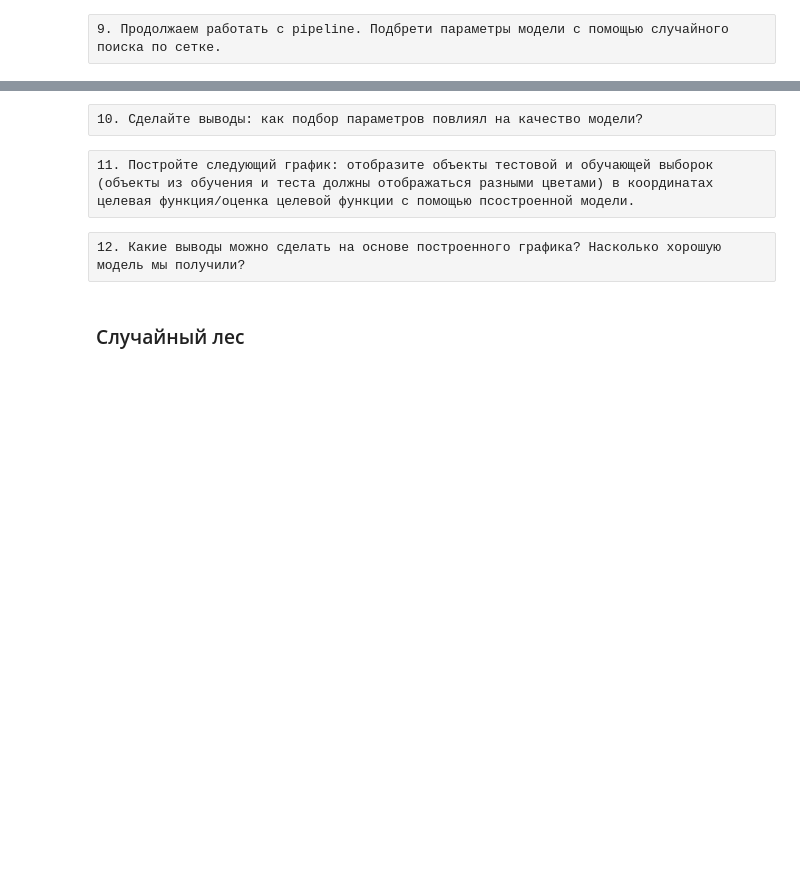
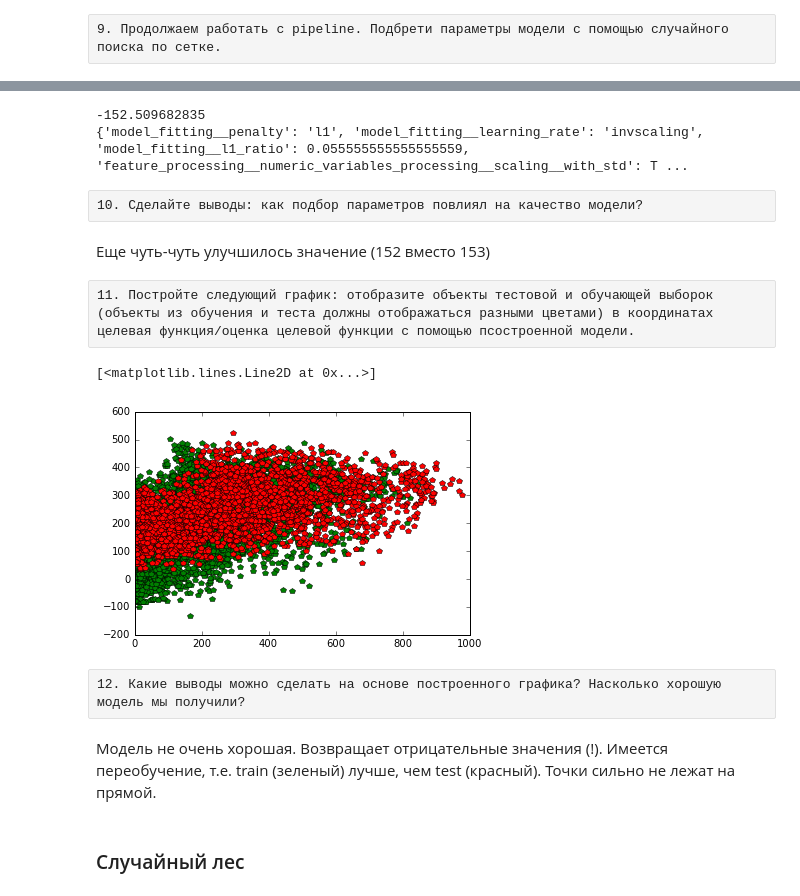
Before and after one commit to etoestja/inf, a Jupyter notebook: mipt/s6/python/task2/Assignment.ipynb, the cells around one changed output, grey strips where cells are left out. Drawn from its saved outputs; the diff is of its cells as text; code cells hidden in the pictures; blank space fills up the shorter version.

```diff
--- a/mipt/s6/python/task2/Assignment.ipynb
+++ b/mipt/s6/python/task2/Assignment.ipynb
@@ -86,6 +323,9 @@ import pandas as pd
 6. Теперь давайте по-разному обработаем признаки разного типа. Для того, чтобы удобно работать с набором преобразований данных будем использовать pipeline.Pipeline. Ознакомьтесь с примером ниже: а рамках примера строится piplene из двух шагов: обработка данных и обучение модели. В рамках первого шага сначала обрабатываются бинарные данные (остаются без изменений), а потом -  вещественные признаки (масштабируются). На втором шаге строится модель регрессии.
 # %%
 # Пример:
+thr = int(m * train_size)
+train_data, test_data = df.iloc[:thr, 1:], df.iloc[thr:, 1:]
+train_labels, test_labels = df.iloc[:thr, :1], df.iloc[thr:, :1]
 # train_data, train_labels - DataFrame с обучающей выборкой и значения целевой функции на обучении
 # test_data, test_labels - DataFrame с тестовой выборкой и значения целевой функции на тесте
 
@@ -98,7 +338,7 @@ numeric_data_columns = ['temp', 'atemp', 'humidity', 'windspeed', 'season', 'wea
 numeric_data_indices = np.array([(column in numeric_data_columns) for column in train_data.columns], dtype = bool)
 
 # Создание модели регресии
-model = linear_model.SGDRegressor(random_state = 0)
+model = linear_model.SGDRegressor(random_state = 0, shuffle = True)
 
 # Объявление pipline -  цепочки преобразования данных, начиная от обработки данных в зависимости от их типа, и
 # заканчивая обучением модели.
@@ -131,9 +445,50 @@ metrics.mean_absolute_error(test_labels, estimator.predict(test_data))
+# %%
+# all data and labels
+data = df.iloc[:, 1:]
+labels = df.iloc[:, :1]
+
+# множество параметров для поиска
+parameters_grid = {
+    'model_fitting__loss' : ['squared_loss', 'huber', 'epsilon_insensitive', 'squared_epsilon_insensitive'],
+    'model_fitting__penalty' : ['l1', 'l2', 'elasticnet'],
+    'model_fitting__n_iter' : range(5,10),
+    'model_fitting__alpha' : np.linspace(0.0001, 0.001, num = 5),
+    'model_fitting__l1_ratio' : np.linspace(0, 0.1, num = 10),
+    'model_fitting__learning_rate': ['constant', 'invscaling'],
+    'feature_processing__numeric_variables_processing__scaling__with_std' : [True, False]
+}
+
+
+randomized_grid_cv = grid_search.RandomizedSearchCV(estimator, parameters_grid, scoring = 'mean_absolute_error', cv = cv, n_iter = 50,
+                                                   random_state = 0)
+# оптимизируем
+randomized_grid_cv.fit(data, labels.iloc[:,0].values)
+
+# выводим результат
+print randomized_grid_cv.best_score_
+print randomized_grid_cv.best_params_
+
+# лучший
+pipe_best = randomized_grid_cv.best_estimator_
+# %% [output]
+-152.509682835
+{'model_fitting__penalty': 'l1', 'model_fitting__learning_rate': 'invscaling', 'model_fitting__l1_ratio': 0.055555555555555559, 'feature_processing__numeric_variables_processing__scaling__with_std': T ...
 # %% [raw]
 10. Сделайте выводы: как подбор параметров повлиял на качество модели?
+# %% [markdown]
+Еще чуть-чуть улучшилось значение (152 вместо 153)
 # %% [raw]
 11. Постройте следующий график: отобразите объекты тестовой и обучающей выборок (объекты из обучения и теста должны отображаться разными цветами) в координатах целевая функция/оценка целевой функции с помощью псостроенной модели.
+# %%
+plt.plot(train_labels, pipe_best.predict(train_data), 'pg')
+plt.plot(test_labels, pipe_best.predict(test_data), 'pr')
+# %% [output]
+[<matplotlib.lines.Line2D at 0x...>]
+[figure, added]
 # %% [raw]
 12. Какие выводы можно сделать на основе построенного графика? Насколько хорошую модель мы получили?
+# %% [markdown]
+Модель не очень хорошая. Возвращает отрицательные значения (!). Имеется переобучение, т.е. train (зеленый) лучше, чем test (красный). Точки сильно не лежат на прямой.
 # %% [markdown]
 ### Случайный лес
 # %% [raw]
```
Also changed, not shown: parts of 38 cells of this notebook.
